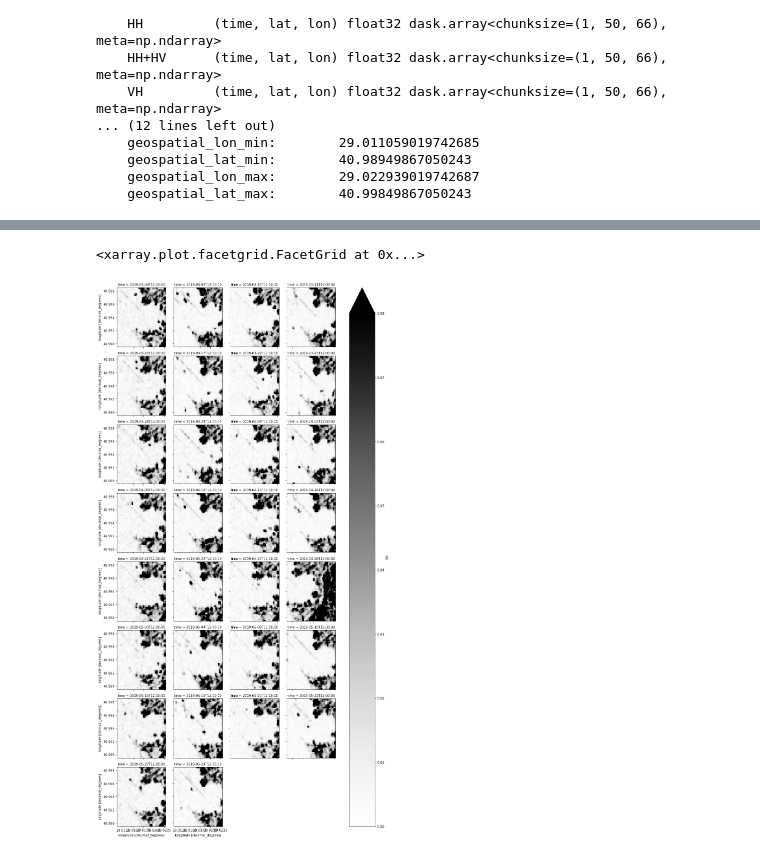
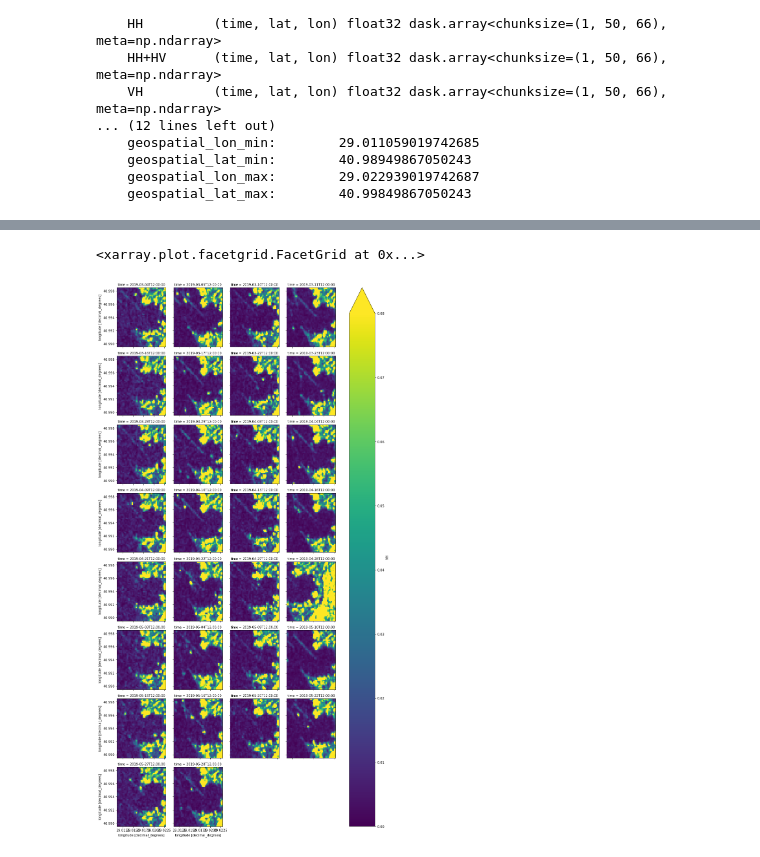
Before and after one commit to MichelDeudon/sentinel2-xcube-boat-detection, a Jupyter notebook: 7-Access_sentinel-1.ipynb, the cells around one changed output, grey strips where cells are left out. Cells and saved outputs as stored; diff of their text form; code cells hidden in the pictures.

```diff
--- a/7-Access_sentinel-1.ipynb
+++ b/7-Access_sentinel-1.ipynb
@@ -34,7 +34,7 @@ end_date = '2019-06-01'
 
 with open(os.path.join(data_dir, 'aoi.json'), 'r') as f:
     aoi_file = json.load(f)
-    coord = aoi_file['Straits']['Bosporus'][5]
+    coord = aoi_file['EU_Straits']['Bosporus'][5]
     lat, lon = coord[0], coord[1]
     print('{}, {}'.format(lat, lon))
 # %% [output]
@@ -93,5 +98,5 @@ array([[0.0052, 0.0021, 0.0042, ..., 0.0228, 0.0163, 0.0135],
 # %%
-cube.VH.plot.imshow(col='time', col_wrap=4, cmap='Greys',vmax = 0.08)
+cube.VH.plot.imshow(col='time', col_wrap=4, vmax=0.08)
 # %% [output]
 <xarray.plot.facetgrid.FacetGrid at 0x...>
-[figure, old version]
+[figure, new version]
```
Also changed, not shown: parts of 16 cells of this notebook.
